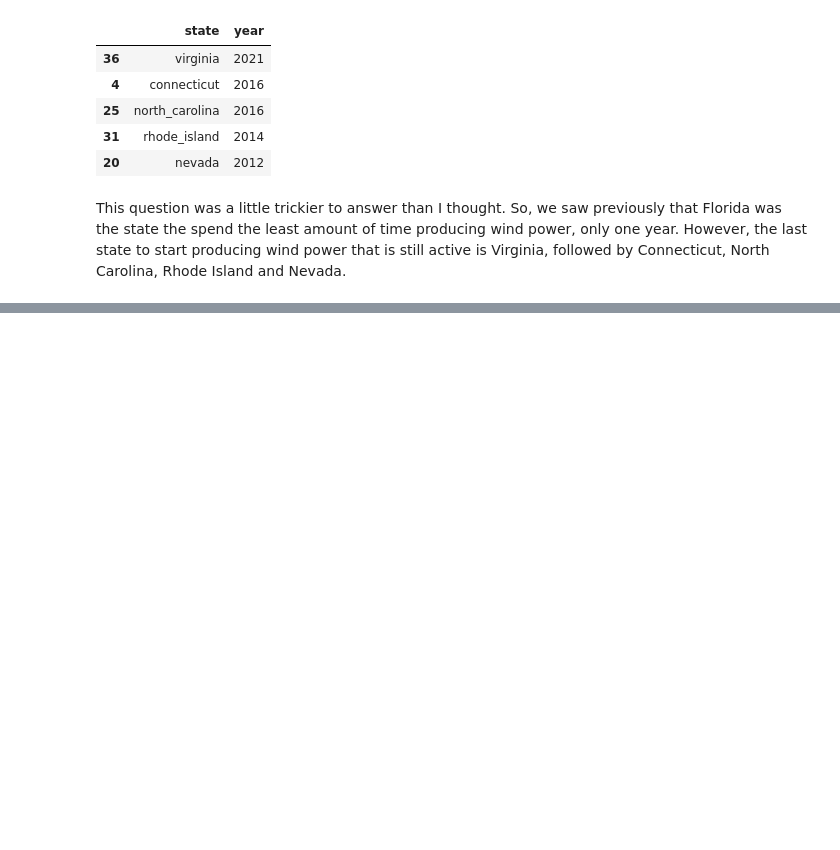
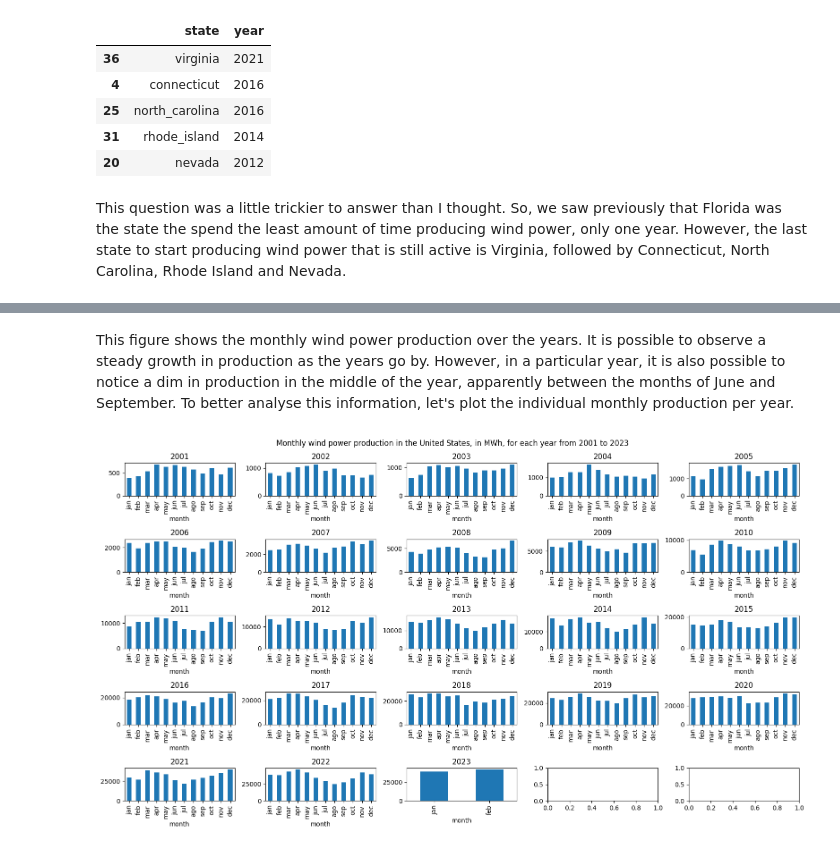
Before and after one commit to abasilio91/DS-wind_production_US, a Jupyter notebook: wind-power-production-statistical-study.ipynb, the cells around one changed output, grey strips where cells are left out. Saved outputs shown, nothing was run; the diff lists cells and outputs as text; code cells hidden in the pictures; blank space fills up the shorter version.

```diff
--- a/wind-power-production-statistical-study.ipynb
+++ b/wind-power-production-statistical-study.ipynb
@@ -599,0 +653,18 @@ This question was a little trickier to answer than I thought. So, we saw previou
+# %% [markdown]
+This figure shows the monthly wind power production over the years. It is possible to observe a steady growth in production as the years go by. However, in a particular year, it is also possible to notice a dim in production in the middle of the year, apparently between the months of June and September. To better analyse this information, let's plot the individual monthly production per year.
+# %%
+fig, ax = plt.subplots(5, 5)
+
+for index, year in enumerate(df_agg_wind.year.unique()):
+    df_agg_wind.query('region == "united_states" and year == @year').plot(kind='bar',
+                                                                            x='month',
+                                                                            y='production',
+                                                                            title=year,
+                                                                            figsize=(16,9),
+                                                                            ax=ax[index//5, index%5],
+                                                                            legend=False);
+
+fig.suptitle('Monthly wind power production in the United States, in MWh, for each year from 2001 to 2023');
+plt.tight_layout();
+# %% [output]
+[figure, added]
```
Also changed, not shown: parts of 13 cells of this notebook, 1 other file.
